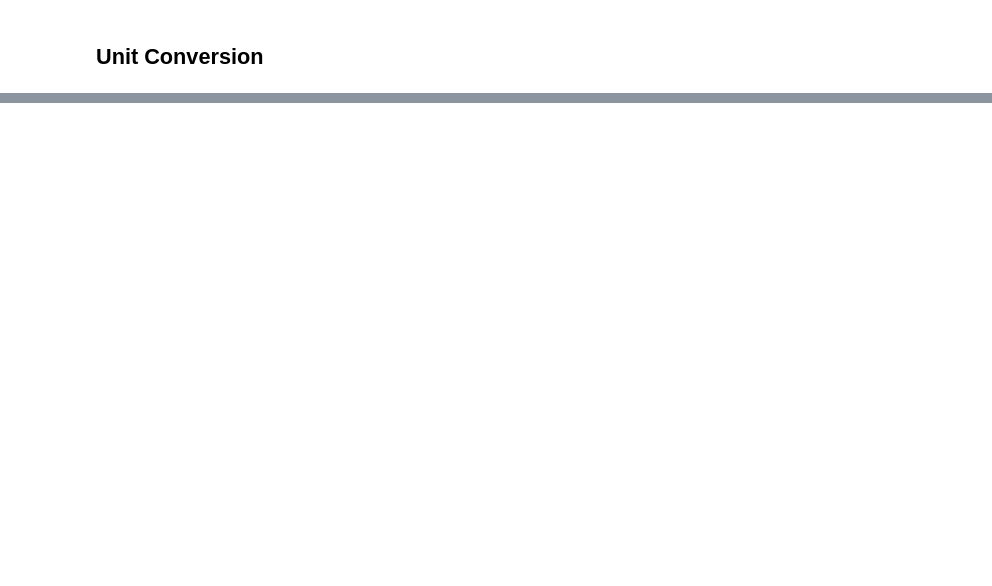
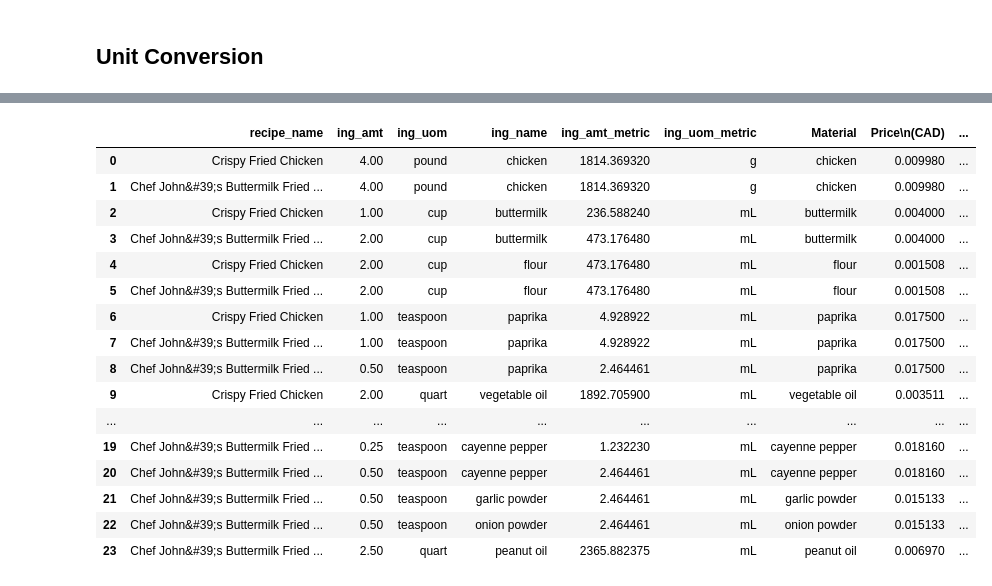
Before and after one commit to andrewyewcy/recipe_classifier, a Jupyter notebook: 30_automation/enrich_data_dev.ipynb, the cells around one changed output, grey strips where cells are left out. Drawn from its saved outputs; the diff is of its cells as text; code cells hidden in the pictures; blank space fills up the shorter version.

```diff
--- a/30_automation/enrich_data_dev.ipynb
+++ b/30_automation/enrich_data_dev.ipynb
@@ -983,0 +378,2 @@ final_df.loc[:,["recipe_name", "ing_uom_metric"]]
+# %%
+cost_df = pd.read_csv("../11_raw_data/20231103-1016_ingredient_cost.csv")
@@ -983,0 +389,6 @@ final_df.loc[:,["recipe_name", "ing_uom_metric"]]
+# %%
+final_df = ing_df.merge(
+    cost_df.loc[:,["Material", "Price\n(CAD)", "Unit", "Density\nMeasurement", "Density\nUnit"]],
+    left_on = "ing_name",
+    right_on = "Material"
+)
@@ -983,0 +404,32 @@ final_df.loc[:,["recipe_name", "ing_uom_metric"]]
+# %%
+final_df["Density\nMeasurement"] = final_df["Density\nMeasurement"].str.replace("-","0").str.replace("","0")
+final_df["Density\nMeasurement"] = final_df["Density\nMeasurement"].astype("float")
+# %%
+cost_list = []
+
+for index, row in final_df.iterrows():
+    if row["ing_uom_metric"] == row["Unit"]:
+        cost_list.append(row["ing_amt_metric"] * row["Price\n(CAD)"])
+    else:
+        cost_list.append(row["ing_amt_metric"] * row["Price\n(CAD)"] * row["Density\nMeasurement"])
+# %%
+final_df.loc[:,"cost"] = cost_list
+final_df
+# %% [output]
+|  | recipe_name | ing_amt | ing_uom | ing_name | ing_amt_metric | ing_uom_metric | Material | Price\n(CAD) | ... |
+| 0 | Crispy Fried Chicken | 4.00 | pound | chicken | 1814.369320 | g | chicken | 0.009980 | ... |
+| 1 | Chef John&#39;s Buttermilk Fried ... | 4.00 | pound | chicken | 1814.369320 | g | chicken | 0.009980 | ... |
+| 2 | Crispy Fried Chicken | 1.00 | cup | buttermilk | 236.588240 | mL | buttermilk | 0.004000 | ... |
+| 3 | Chef John&#39;s Buttermilk Fried ... | 2.00 | cup | buttermilk | 473.176480 | mL | buttermilk | 0.004000 | ... |
+| 4 | Crispy Fried Chicken | 2.00 | cup | flour | 473.176480 | mL | flour | 0.001508 | ... |
+| 5 | Chef John&#39;s Buttermilk Fried ... | 2.00 | cup | flour | 473.176480 | mL | flour | 0.001508 | ... |
+| 6 | Crispy Fried Chicken | 1.00 | teaspoon | paprika | 4.928922 | mL | paprika | 0.017500 | ... |
+| 7 | Chef John&#39;s Buttermilk Fried ... | 1.00 | teaspoon | paprika | 4.928922 | mL | paprika | 0.017500 | ... |
+| 8 | Chef John&#39;s Buttermilk Fried ... | 0.50 | teaspoon | paprika | 2.464461 | mL | paprika | 0.017500 | ... |
+| 9 | Crispy Fried Chicken | 2.00 | quart | vegetable oil | 1892.705900 | mL | vegetable oil | 0.003511 | ... |
+| ... | ... | ... | ... | ... | ... | ... | ... | ... | ... |
+| 19 | Chef John&#39;s Buttermilk Fried ... | 0.25 | teaspoon | cayenne pepper | 1.232230 | mL | cayenne pepper | 0.018160 | ... |
+| 20 | Chef John&#39;s Buttermilk Fried ... | 0.50 | teaspoon | cayenne pepper | 2.464461 | mL | cayenne pepper | 0.018160 | ... |
+| 21 | Chef John&#39;s Buttermilk Fried ... | 0.50 | teaspoon | garlic powder | 2.464461 | mL | garlic powder | 0.015133 | ... |
+| 22 | Chef John&#39;s Buttermilk Fried ... | 0.50 | teaspoon | onion powder | 2.464461 | mL | onion powder | 0.015133 | ... |
+| 23 | Chef John&#39;s Buttermilk Fried ... | 2.50 | quart | peanut oil | 2365.882375 | mL | peanut oil | 0.006970 | ... |
```
Also changed, not shown: parts of 89 cells of this notebook, 10 other files.
